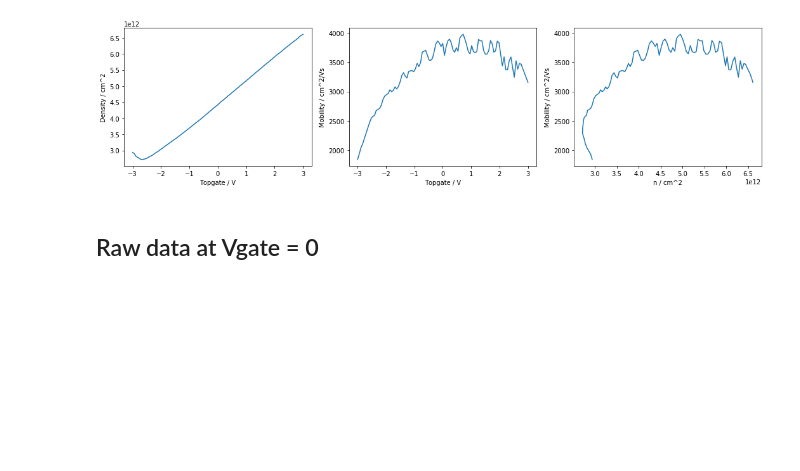
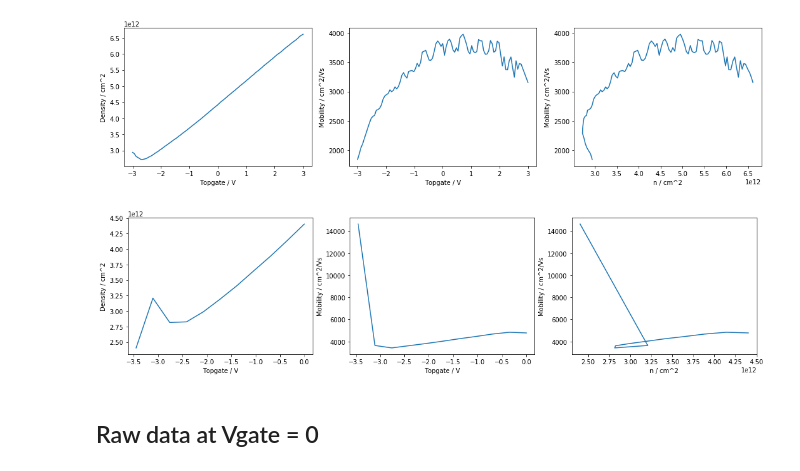
Before and after one commit to danielbouman/2deg, a Jupyter notebook: JSL109_01_hallbar_analysis.ipynb, the cells around one changed output. Drawn from its saved outputs; the diff is of its cells as text; code cells hidden in the pictures; blank space fills up the shorter version.

Commit message:
Added hallbar 4 data and cleaned up the code.

```diff
--- a/JSL109_01_hallbar_analysis.ipynb
+++ b/JSL109_01_hallbar_analysis.ipynb
@@ -395,6 +391,36 @@ for col,subplot,label in zip(ax_1a,subplots_1a,labels_1a):
 fig_1a.savefig('../plots/hallbar4_mobilty_density.png')
 # %% [output]
 [figure]
+# %%
+## Load data (not corrected for geometry)
+loadin("20180618T110224492Z-0180.json")
+
+# Get density
+r_df_4  = pd.DataFrame()
+dc_current = 1e-7
+for label,group in df['0180'].groupby('Topgate Voltage / V'):
+    [b,a] = np.polyfit(group['Magnet Z / T'],group['DC Voltage xy / V']/dc_current,1)
+    Vxx = group[group['Magnet Z / T'] == 0.]['AC Voltage xx / V'].values[0]
+    r_df_4 = r_df_4.append({'a':a,'b':b,'n':1/(e*b)*1e-4,'v':label,'Vxx':Vxx},ignore_index=True)
+# Get mobility
+r_df_4['rho'] = r_df_4['Vxx']/(1e-9 * 2) # 2 squares, 1e-9 AC Ibias
+r_df_4['mu'] = 1/(r_df_4['rho']*r_df_4['n']*e)
+
+## Plot
+fig_4a, ax_4a = plt.subplots(nrows=1, ncols=3, figsize=(18,4))
+
+subplots_4a = [(r_df_4['v'],r_df_4['n']),(r_df_4['v'],r_df_4['mu']),(r_df_4['n'],r_df_4['mu'])]
+labels_4a = [['Topgate / V','Density / cm^2'],['Topgate / V', 'Mobility / cm^2/Vs'], ['n / cm^2','Mobility / cm^2/Vs']]
+
+for col,subplot,label in zip(ax_4a,subplots_4a,labels_4a):
+    col.plot(*subplot)
+    col.set_xlabel(label[0])
+    col.set_ylabel(label[1])
+
+# Save figure
+fig_4a.savefig('../plots/hallbar4_mobilty_density.png')
+# %% [output]
+[figure, added]
 # %% [markdown]
 ## Raw data at Vgate = 0
 # %%
```
Also changed, not shown: parts of 3 cells of this notebook.
